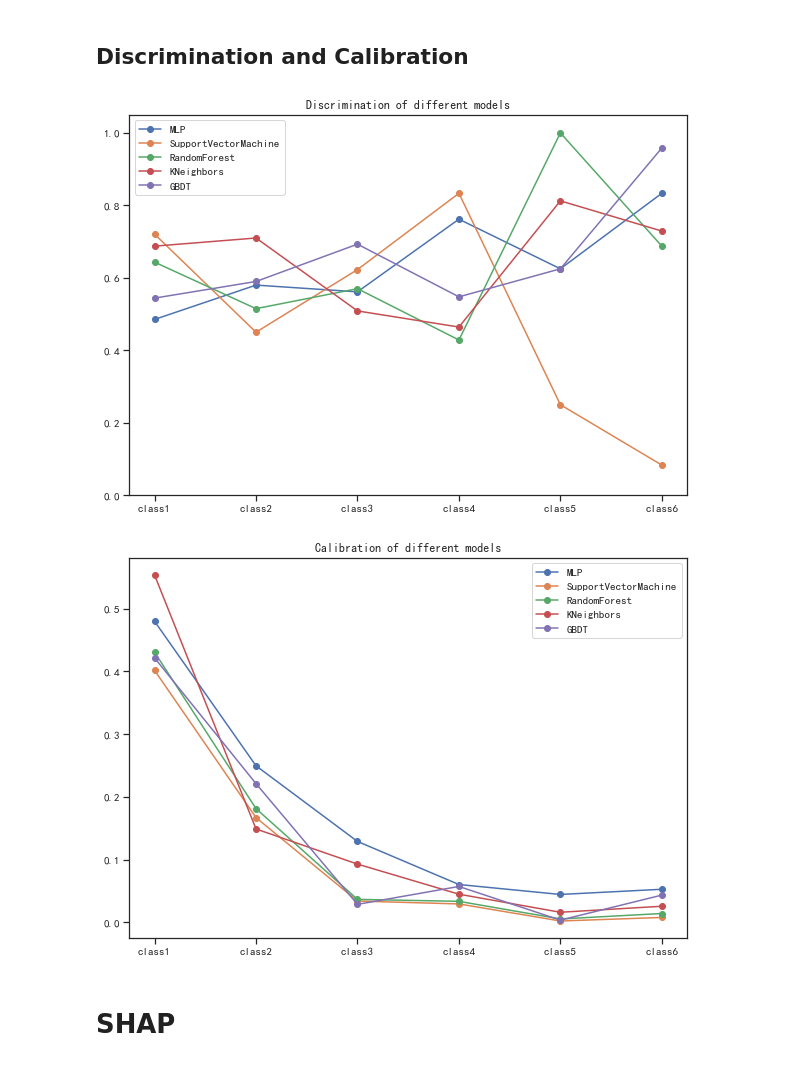
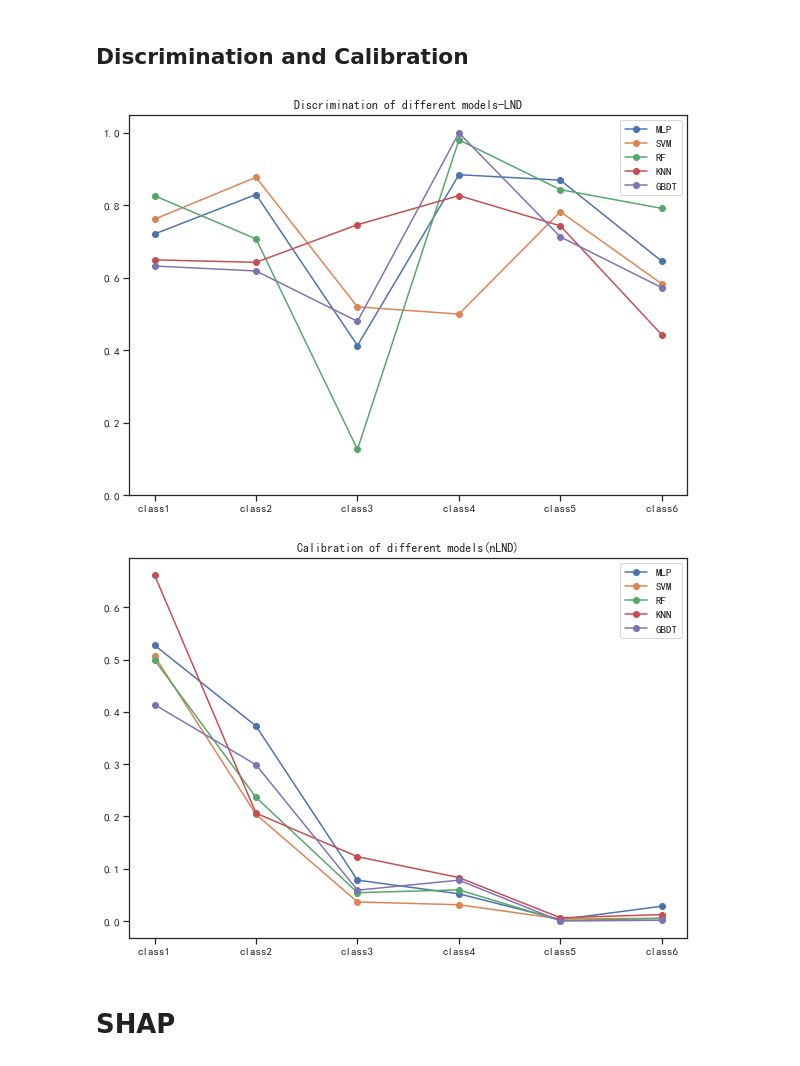
Before and after one commit to Parsonlee/TNM------, a Jupyter notebook: model.ipynb, the cells around one changed output. Drawn from its saved outputs; the diff is of its cells as text; code cells hidden in the pictures.

```diff
--- a/model.ipynb
+++ b/model.ipynb
@@ -387,53 +410,59 @@ draw_roc(wo_fpr, wo_tpr, wo_auc, switch=False)  # without
 ## Discrimination and Calibration
 # %%
 plt.figure(figsize=(10, 7))
-# # w_cindex
-# plt.plot(w_cindex["MLP"].values(), "o-", label="MLP")
-# plt.plot(w_cindex["SupportVectorMachine"].values(), "o-", label="SupportVectorMachine")
-# plt.plot(w_cindex["RandomForest"].values(), "o-", label="RandomForest")
-# plt.plot(w_cindex["KNeighbors"].values(), "o-", label="KNeighbors")
-# plt.plot(w_cindex["GBDT"].values(), "o-", label="GBDT")
+# w_cindex
+plt.plot(w_cindex["MLP"].values(), "o-", label="MLP")
+plt.plot(w_cindex["SVM"].values(), "o-", label="SVM")
+plt.plot(w_cindex["RF"].values(), "o-", label="RF")
+plt.plot(w_cindex["KNN"].values(), "o-", label="KNN")
+plt.plot(w_cindex["GBDT"].values(), "o-", label="GBDT")
+plt.title("Discrimination of different models-LND")
+plt.savefig('./imgs/discrimination-LND.svg')
 
 # wo_cindex
-plt.plot(wo_cindex["MLP"].values(), "o-", label="MLP")
-plt.plot(wo_cindex["SupportVectorMachine"].values(), "o-", label="SupportVectorMachine")
-plt.plot(wo_cindex["RandomForest"].values(), "o-", label="RandomForest")
-plt.plot(wo_cindex["KNeighbors"].values(), "o-", label="KNeighbors")
-plt.plot(wo_cindex["GBDT"].values(), "o-", label="GBDT")
+# plt.plot(wo_cindex["MLP"].values(), "o-", label="MLP")
+# plt.plot(wo_cindex["SVM"].values(), "o-", label="SVM")
+# plt.plot(wo_cindex["RF"].values(), "o-", label="RF")
+# plt.plot(wo_cindex["KNN"].values(), "o-", label="KNN")
+# plt.plot(wo_cindex["GBDT"].values(), "o-", label="GBDT")
+# plt.title("Discrimination of different models(nLND)")
+# plt.savefig('./imgs/discrimination-nLND.svg')
 
 xlabel = ["class1", "class2", "class3", "class4", "class5", "class6"]
 plt.xticks(range(0, 6), xlabel)
 plt.ylim([0.0, 1.05])
 plt.legend()
-plt.title("Discrimination of different models")
 plt.show()
 # %% [output]
-[figure, old version]
+[figure, new version]
 # %%
 plt.figure(figsize=(10, 7))
 
-# # w_bs
+# w_bs
 # plt.plot(w_bs["MLP"], "o-", label="MLP")
-# plt.plot(w_bs["SupportVectorMachine"], "o-", label="SupportVectorMachine")
-# plt.plot(w_bs["RandomForest"], "o-", label="RandomForest")
-# plt.plot(w_bs["KNeighbors"], "o-", label="KNeighbors")
+# plt.plot(w_bs["SVM"], "o-", label="SVM")
+# plt.plot(w_bs["RF"], "o-", label="RF")
+# plt.plot(w_bs["KNN"], "o-", label="KNN")
 # plt.plot(w_bs["GBDT"], "o-", label="GBDT")
+# plt.title("Calibration of different models(LND)")
+# plt.savefig('./imgs/calibration-LND.svg')
 
 # wo_bs
 plt.plot(wo_bs["MLP"], "o-", label="MLP")
-plt.plot(wo_bs["SupportVectorMachine"], "o-", label="SupportVectorMachine")
-plt.plot(wo_bs["RandomForest"], "o-", label="RandomForest")
-plt.plot(wo_bs["KNeighbors"], "o-", label="KNeighbors")
+plt.plot(wo_bs["SVM"], "o-", label="SVM")
+plt.plot(wo_bs["RF"], "o-", label="RF")
+plt.plot(wo_bs["KNN"], "o-", label="KNN")
 plt.plot(wo_bs["GBDT"], "o-", label="GBDT")
+plt.title("Calibration of different models(nLND)")
+plt.savefig('./imgs/calibration-nLND.svg')
 
 xlabel = ["class1", "class2", "class3", "class4", "class5", "class6"]
 plt.xticks(range(0, 6), xlabel)
 # plt.ylim([0.0, 1.05])
 plt.legend()
-plt.title("Calibration of different models")
 plt.show()
 # %% [output]
-[figure, old version]
+[figure, new version]
 # %% [markdown]
 # SHAP
 # %% [markdown]
```
Also changed, not shown: parts of 38 cells of this notebook, 45 other files.
